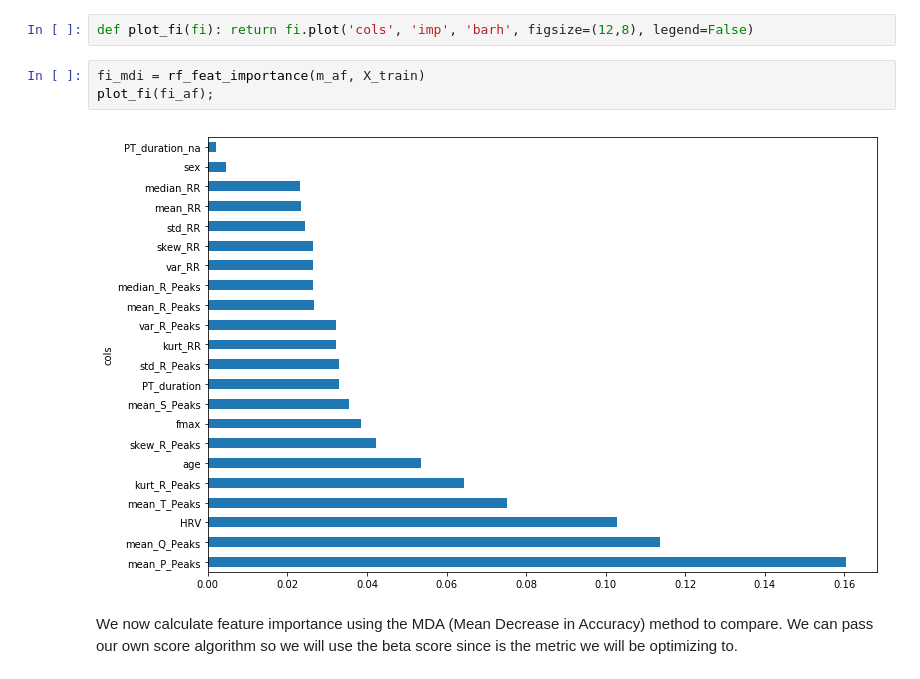
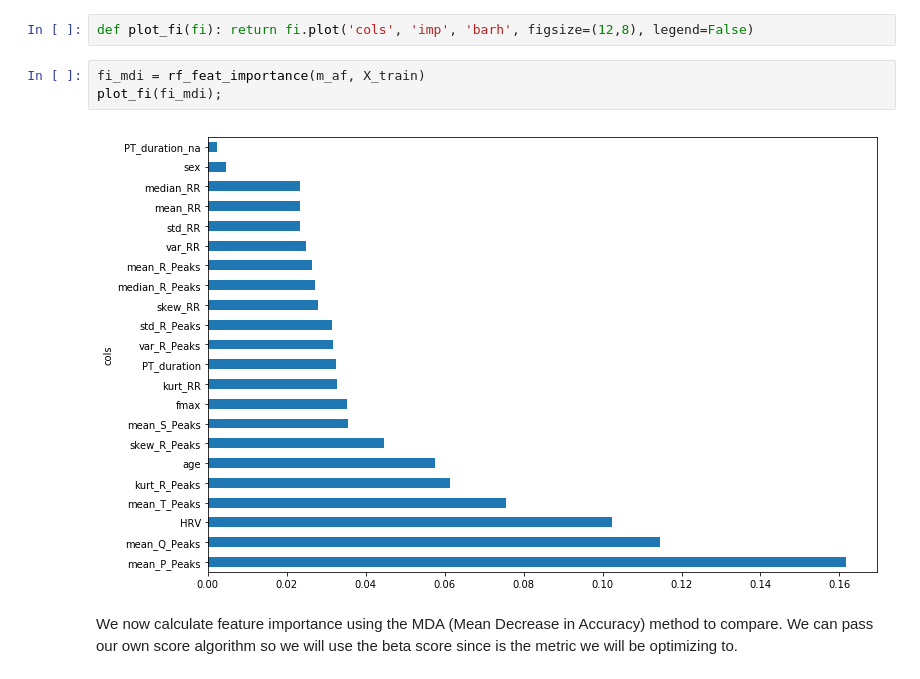
Before and after one commit to tomiambro/phys2020Classifier, a Jupyter notebook: AFDetection.ipynb, the cells around one changed output. Cells and saved outputs as stored; diff of their text form.

```diff
--- a/AFDetection.ipynb
+++ b/AFDetection.ipynb
@@ -268,9 +253,9 @@ We calculate the feature importance using the MDI (Mean Decrease in Impurity) me
 def plot_fi(fi): return fi.plot('cols', 'imp', 'barh', figsize=(12,8), legend=False)
 # %%
 fi_mdi = rf_feat_importance(m_af, X_train)
-plot_fi(fi_af);
+plot_fi(fi_mdi);
 # %% [output]
-[figure, old version]
+[figure, new version]
 # %% [markdown]
 We now calculate feature importance using the MDA (Mean Decrease in Accuracy) method to compare. We can pass our own score algorithm so we will use the beta score since is the metric we will be optimizing to.
 # %% [markdown]
```
Also changed, not shown: parts of 15 cells of this notebook.
